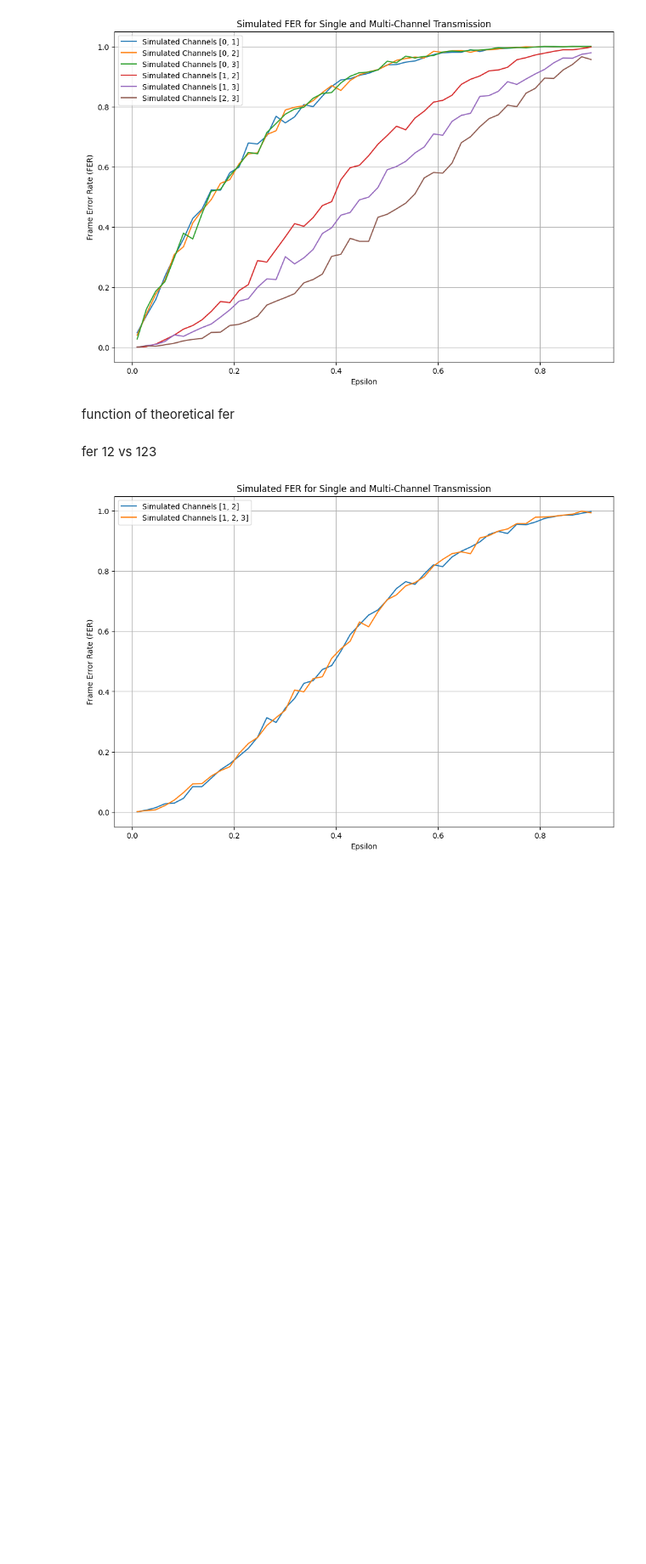
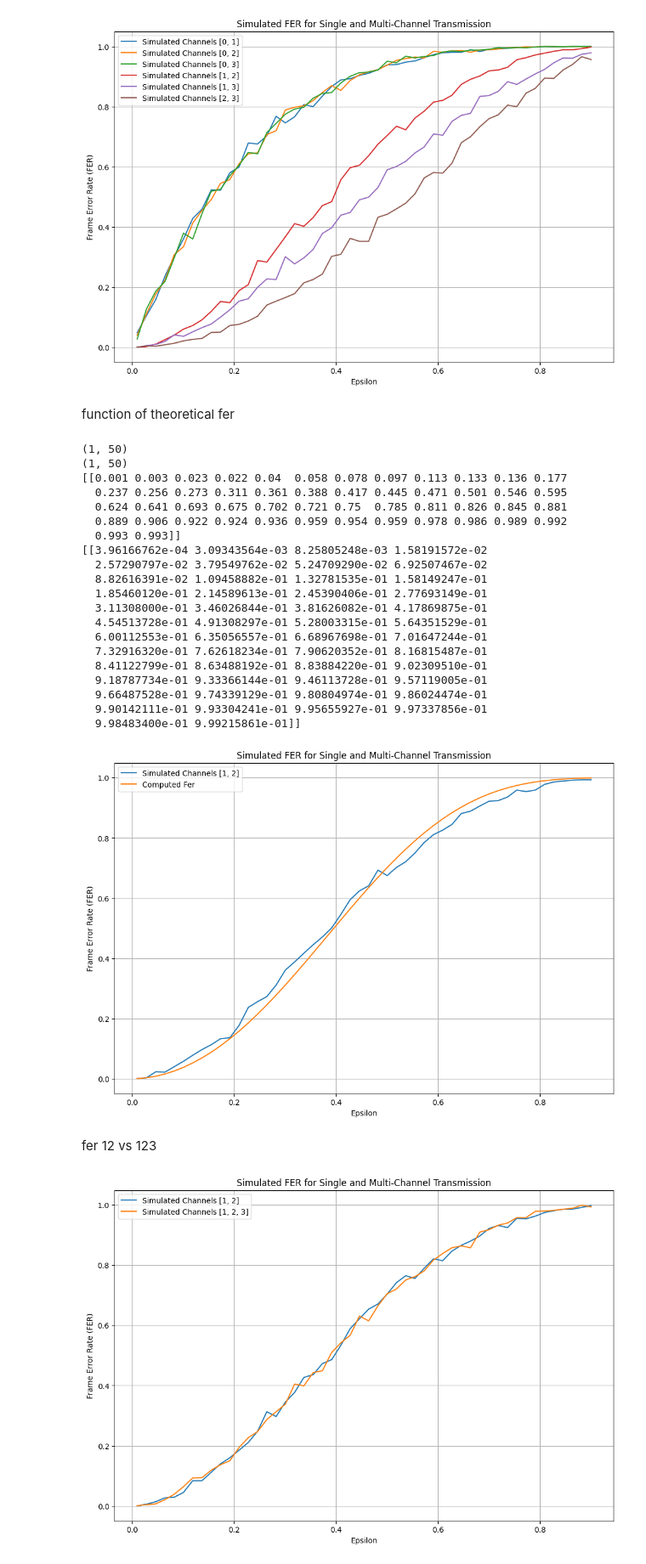
Before and after one commit to RonBartov/erasure-probabilities-and-error-correction, a Jupyter notebook: erasure_probabilities_and_error_correction.ipynb, the cells around one changed output. Shown at 85% size. Cells and saved outputs as stored; diff of their text form; code cells hidden in the pictures; blank space fills up the shorter version.

Commit message:
implemented theoretical_fer_channels_1_and_2

```diff
--- a/erasure_probabilities_and_error_correction.ipynb
+++ b/erasure_probabilities_and_error_correction.ipynb
@@ -663,6 +663,10 @@ def plot_simulation_results(simulated_probabilities, computed_probabilities=None
         label = f"Simulated Channels {combination}" if simulation_type == "fer" else f"Simulated Bit {combination[0]}"
         plt.plot(epsilon_values, simulated_probabilities[idx], label=label)
 
+    if simulation_type == "fer" and computed_probabilities is not None:
+        label = "Computed Fer"
+        plt.plot(epsilon_values, computed_probabilities[0], label=label)
+
     # If we are plotting erasure probabilities, plot the computed probabilities
     if simulation_type == "erasure" and computed_probabilities is not None:
         for bit_index in range(4):
@@ -758,3 +786,48 @@ function of theoretical fer
+# %%
+# Number of Monte Carlo simulations
+num_simulations = 1000
+
+# Define a range of epsilon values
+epsilon_values = np.linspace(0.01, 0.9, 50)
+
+# Define the combinations of channels for multi-channel transmission
+channel_combinations = [
+    [1, 2]
+]
+
+# Run the Monte Carlo simulation for FER
+simulated_fer_channels_1_2 = run_monte_carlo_simulation(num_simulations, epsilon_values, channel_combinations, simulation_type="fer")
+calculated_fer_channels_1_2 = np.array(theoretical_fer_channels_1_and_2(epsilon_values))
+
+print(simulated_fer_channels_1_2.shape)
+print(calculated_fer_channels_1_2.shape)
+print(simulated_fer_channels_1_2)
+
+print(calculated_fer_channels_1_2)
+# Plot the results using the plot_simulation_results function
+plot_simulation_results(simulated_probabilities=simulated_fer_channels_1_2, computed_probabilities=calculated_fer_channels_1_2, epsilon_values=epsilon_values, channel_combinations=channel_combinations, simulation_type="fer")
+# %% [output]
+(1, 50)
+(1, 50)
+[[0.001 0.003 0.023 0.022 0.04  0.058 0.078 0.097 0.113 0.133 0.136 0.177
+  0.237 0.256 0.273 0.311 0.361 0.388 0.417 0.445 0.471 0.501 0.546 0.595
+  0.624 0.641 0.693 0.675 0.702 0.721 0.75  0.785 0.811 0.826 0.845 0.881
+  0.889 0.906 0.922 0.924 0.936 0.959 0.954 0.959 0.978 0.986 0.989 0.992
+  0.993 0.993]]
+[[3.96166762e-04 3.09343564e-03 8.25805248e-03 1.58191572e-02
+  2.57290797e-02 3.79549762e-02 5.24709290e-02 6.92507467e-02
+  8.82616391e-02 1.09458882e-01 1.32781535e-01 1.58149247e-01
+  1.85460120e-01 2.14589613e-01 2.45390406e-01 2.77693149e-01
+  3.11308000e-01 3.46026844e-01 3.81626082e-01 4.17869875e-01
+  4.54513728e-01 4.91308297e-01 5.28003315e-01 5.64351529e-01
+  6.00112553e-01 6.35056557e-01 6.68967698e-01 7.01647244e-01
+  7.32916320e-01 7.62618234e-01 7.90620352e-01 8.16815487e-01
+  8.41122799e-01 8.63488192e-01 8.83884220e-01 9.02309510e-01
+  9.18787734e-01 9.33366144e-01 9.46113728e-01 9.57119005e-01
+  9.66487528e-01 9.74339129e-01 9.80804974e-01 9.86024474e-01
+  9.90142111e-01 9.93304241e-01 9.95655927e-01 9.97337856e-01
+  9.98483400e-01 9.99215861e-01]]
+[figure, added]
 # %% [markdown]
 fer 12 vs 123
 # %%
```
Also changed, not shown: parts of 1 cell of this notebook.
